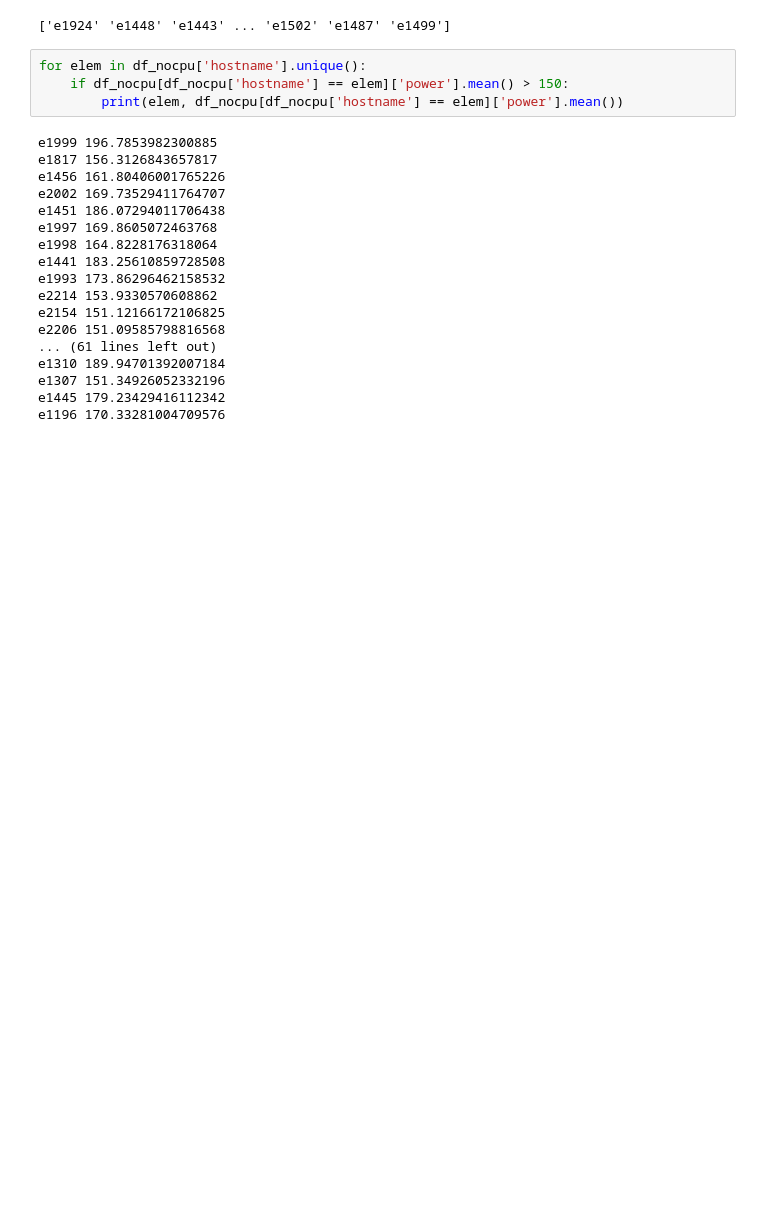
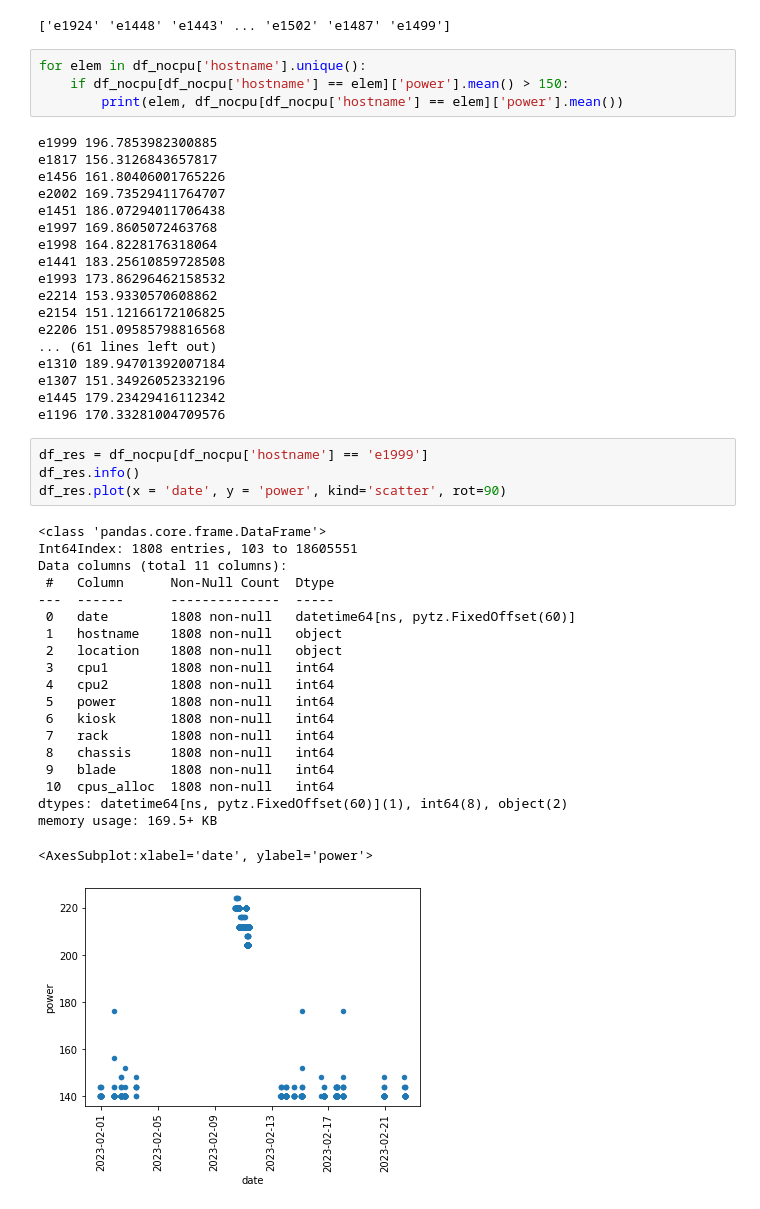
Before and after one commit to admire-eurohpc/AnomalyDetection, a Jupyter notebook: notebooks/temp_data_exploration.ipynb, the cells around one changed output. Drawn from its saved outputs; the diff is of its cells as text; blank space fills up the shorter version.

Commit message:
added more visual exploration of temperature data

```diff
--- a/notebooks/temp_data_exploration.ipynb
+++ b/notebooks/temp_data_exploration.ipynb
@@ -118,3 +122,28 @@ e1310 189.94701392007184
 e1307 151.34926052332196
 e1445 179.23429416112342
 e1196 170.33281004709576
+# %%
+df_res = df_nocpu[df_nocpu['hostname'] == 'e1999']
+df_res.info()
+df_res.plot(x = 'date', y = 'power', kind='scatter', rot=90)
+# %% [output]
+<class 'pandas.core.frame.DataFrame'>
+Int64Index: 1808 entries, 103 to 18605551
+Data columns (total 11 columns):
+ #   Column      Non-Null Count  Dtype
+---  ------      --------------  -----
+ 0   date        1808 non-null   datetime64[ns, pytz.FixedOffset(60)]
+ 1   hostname    1808 non-null   object
+ 2   location    1808 non-null   object
+ 3   cpu1        1808 non-null   int64
+ 4   cpu2        1808 non-null   int64
+ 5   power       1808 non-null   int64
+ 6   kiosk       1808 non-null   int64
+ 7   rack        1808 non-null   int64
+ 8   chassis     1808 non-null   int64
+ 9   blade       1808 non-null   int64
+ 10  cpus_alloc  1808 non-null   int64
+dtypes: datetime64[ns, pytz.FixedOffset(60)](1), int64(8), object(2)
+memory usage: 169.5+ KB
+<AxesSubplot:xlabel='date', ylabel='power'>
+[figure, added]
```
Also changed, not shown: parts of 5 cells of this notebook.
